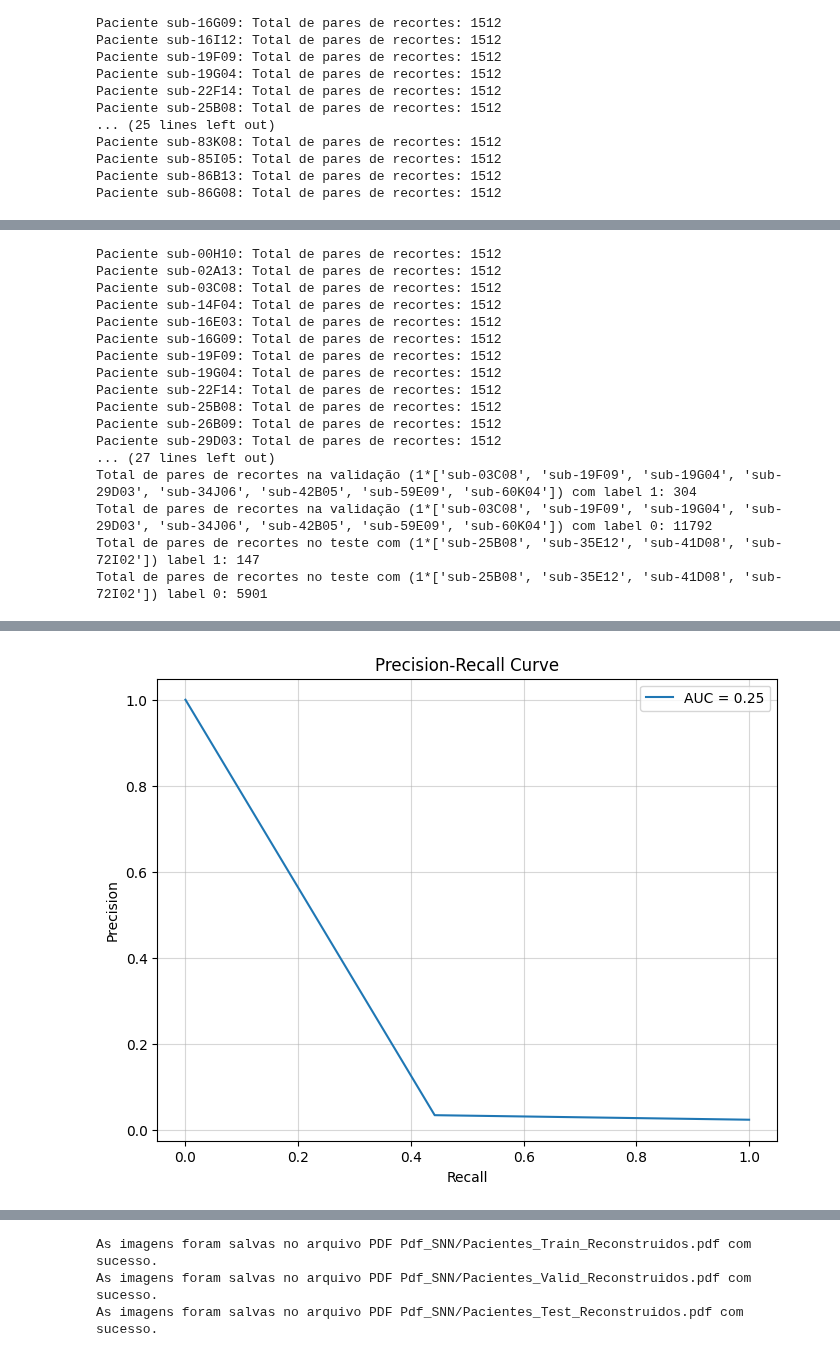
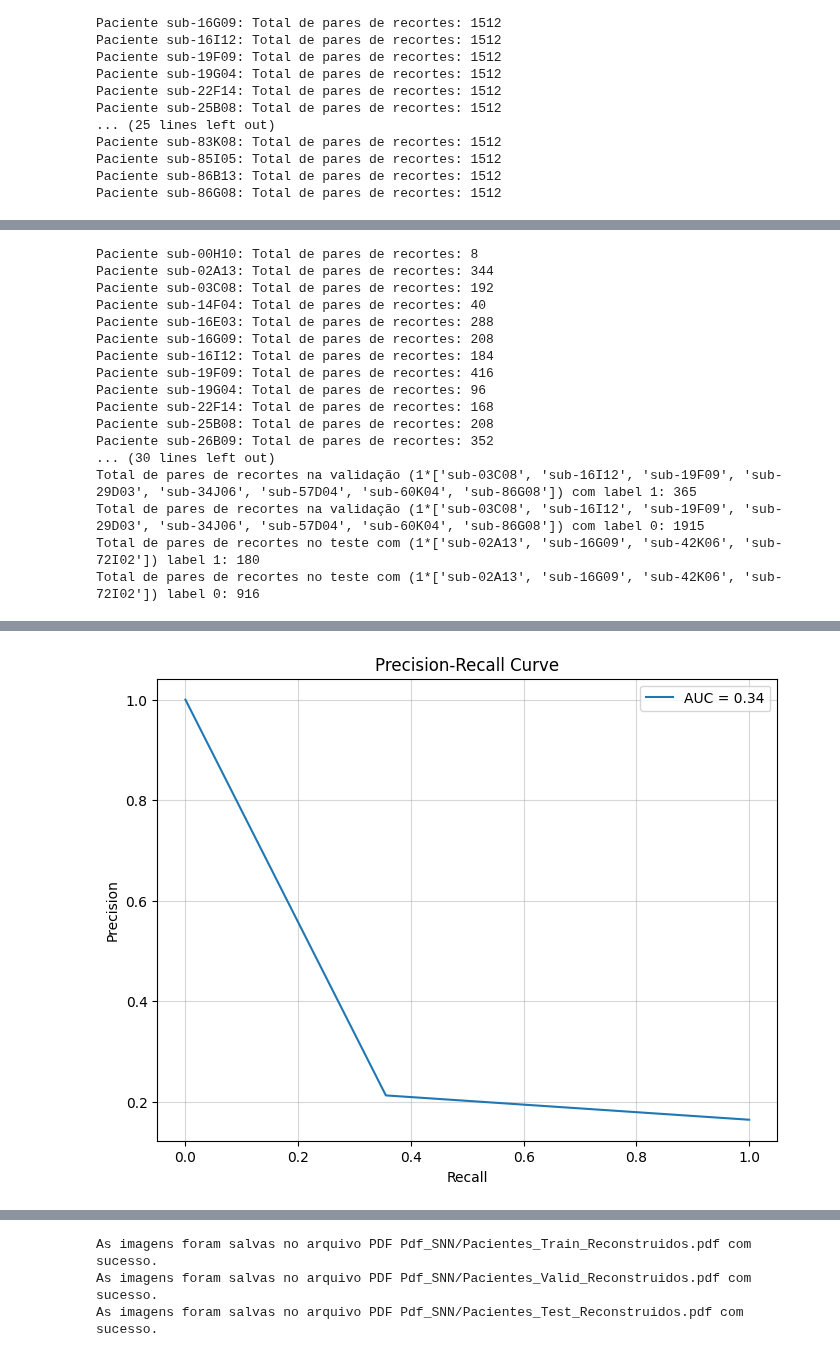
Before and after one commit to Gabriel-Panza/Machine-Learning-FCD, a Jupyter notebook: New Data/SNN.ipynb, the cells around one changed output, grey strips where cells are left out. Drawn from its saved outputs; the diff is of its cells as text; code cells hidden in the pictures.

Commit message:
Update model/data distribution

```diff
--- a/New Data/SNN.ipynb
+++ b/New Data/SNN.ipynb
@@ -340,7 +345,7 @@ def build_siamese_model(input_shape):
     input_opposite = Input(shape=input_shape)
 
     # Criar a CNN base compartilhada
-    cnn_base = build_cnn_model(input_shape)
+    cnn_base = build_cnn_model()
 
     # Aplicar a mesma CNN base para ambas as entradas
     output_original = cnn_base(input_original)
@@ -411,23 +416,16 @@ Paciente sub-86B13: Total de pares de recortes: 1512
 Paciente sub-86G08: Total de pares de recortes: 1512
 # %%
 # Preparar dados para treino e validação
-X_train_left, X_train_right, X_valid_left, X_valid_right, y_train, y_valid, train_patients, valid_patients, test_patients = prepare_data_for_training_balanced(X_left, X_right, y, mask_left, mask_right, train_size=0.7, validation_size=0.2, test_size=0.1)
-
-train_left_balanced = X_train_left
-train_right_balanced = X_train_right
-valid_left_balanced = X_valid_left
-valid_right_balanced = X_valid_right
-y_train_balanced = y_train
-y_valid_balanced = y_valid
+train_left_balanced, train_right_balanced, valid_left_balanced, valid_right_balanced, y_train_balanced, y_valid_balanced, train_patients, valid_patients, test_patients = prepare_data_for_training_balanced(X_left, X_right, y, mask_left, mask_right, train_size=0.7, validation_size=0.2, test_size=0.1)
 
 # Adiciono camada de cor
-train_left_balanced = np.array([elemento for lista in train_left_balanced.values() for elemento in lista])
+train_left_balanced = normalize_zscore(np.array([elemento for lista in train_left_balanced.values() for elemento in lista]))
 train_left_balanced = np.expand_dims(train_left_balanced, axis=-1)
-train_right_balanced = np.array([elemento for lista in train_right_balanced.values() for elemento in lista])
+train_right_balanced = normalize_zscore(np.array([elemento for lista in train_right_balanced.values() for elemento in lista]))
 train_right_balanced = np.expand_dims(train_right_balanced, axis=-1)
-valid_left_balanced = np.array([elemento for lista in valid_left_balanced.values() for elemento in lista])
+valid_left_balanced = normalize_zscore(np.array([elemento for lista in valid_left_balanced.values() for elemento in lista]))
 valid_left_balanced = np.expand_dims(valid_left_balanced, axis=-1)
-valid_right_balanced = np.array([elemento for lista in valid_right_balanced.values() for elemento in lista])
+valid_right_balanced = normalize_zscore(np.array([elemento for lista in valid_right_balanced.values() for elemento in lista]))
 valid_right_balanced = np.expand_dims(valid_right_balanced, axis=-1)
 # %% [output]
 Paciente sub-00H10: Total de pares de recortes com labels 1: 1
@@ -478,7 +476,10 @@ ________________________________________________________________________________
 # Salvar a melhor epoca
 checkpoint = callbacks.ModelCheckpoint('best_model.h5', monitor='val_loss',  save_best_only=True,  save_weights_only=True, mode='min')
 
+# Ajusta learning rate
+reduce_lr = callbacks.ReduceLROnPlateau(factor=0.2, patience=5, verbose=1)
+
 # Treinamento do modelo siames
-history = siamese_model.fit([train_left_balanced, train_right_balanced], y_train_balanced, validation_data=([valid_left_balanced, valid_right_balanced], y_valid_balanced), batch_size=128, epochs=150, callbacks=[checkpoint])
+history = siamese_model.fit([train_left_balanced, train_right_balanced], y_train_balanced, validation_data=([valid_left_balanced, valid_right_balanced], y_valid_balanced), batch_size=128, epochs=150, callbacks=[checkpoint, reduce_lr])
 # %% [output]
 Epoch 1/150
@@ -516,48 +517,48 @@ test_left = X_test_left
 test_right = X_test_right
 
 # Adiciono camada de cor
-X_train_left = np.array([elemento for lista in X_train_left.values() for elemento in lista])
+X_train_left = normalize_zscore(np.array([elemento for lista in X_train_left.values() for elemento in lista]))
 X_train_left = np.expand_dims(X_train_left, axis=-1)
-X_train_right = np.array([elemento for lista in X_train_right.values() for elemento in lista])
+X_train_right = normalize_zscore(np.array([elemento for lista in X_train_right.values() for elemento in lista]))
 X_train_right = np.expand_dims(X_train_right, axis=-1)
-X_valid_left = np.array([elemento for lista in X_valid_left.values() for elemento in lista])
+X_valid_left = normalize_zscore(np.array([elemento for lista in X_valid_left.values() for elemento in lista]))
 X_valid_left = np.expand_dims(X_valid_left, axis=-1)
-X_valid_right = np.array([elemento for lista in X_valid_right.values() for elemento in lista])
+X_valid_right = normalize_zscore(np.array([elemento for lista in X_valid_right.values() for elemento in lista]))
 X_valid_right = np.expand_dims(X_valid_right, axis=-1)
-X_test_left = np.array([elemento for lista in X_test_left.values() for elemento in lista])
+X_test_left = normalize_zscore(np.array([elemento for lista in X_test_left.values() for elemento in lista]))
 X_test_left = np.expand_dims(X_test_left, axis=-1)
-X_test_right = np.array([elemento for lista in X_test_right.values() for elemento in lista])
+X_test_right = normalize_zscore(np.array([elemento for lista in X_test_right.values() for elemento in lista]))
 X_test_right = np.expand_dims(X_test_right, axis=-1)
 # %% [output]
-Paciente sub-00H10: Total de pares de recortes: 1512
-Paciente sub-02A13: Total de pares de recortes: 1512
-Paciente sub-03C08: Total de pares de recortes: 1512
-Paciente sub-14F04: Total de pares de recortes: 1512
-Paciente sub-16E03: Total de pares de recortes: 1512
-Paciente sub-16G09: Total de pares de recortes: 1512
-Paciente sub-19F09: Total de pares de recortes: 1512
-Paciente sub-19G04: Total de pares de recortes: 1512
-Paciente sub-22F14: Total de pares de recortes: 1512
-Paciente sub-25B08: Total de pares de recortes: 1512
-Paciente sub-26B09: Total de pares de recortes: 1512
-Paciente sub-29D03: Total de pares de recortes: 1512
-... (27 lines left out)
-Total de pares de recortes na validação (1*['sub-03C08', 'sub-19F09', 'sub-19G04', 'sub-29D03', 'sub-34J06', 'sub-42B05', 'sub-59E09', 'sub-60K04']) com label 1: 304
-Total de pares de recortes na validação (1*['sub-03C08', 'sub-19F09', 'sub-19G04', 'sub-29D03', 'sub-34J06', 'sub-42B05', 'sub-59E09', 'sub-60K04']) com label 0: 11792
-Total de pares de recortes no teste com (1*['sub-25B08', 'sub-35E12', 'sub-41D08', 'sub-72I02']) label 1: 147
-Total de pares de recortes no teste com (1*['sub-25B08', 'sub-35E12', 'sub-41D08', 'sub-72I02']) label 0: 5901
+Paciente sub-00H10: Total de pares de recortes: 8
+Paciente sub-02A13: Total de pares de recortes: 344
+Paciente sub-03C08: Total de pares de recortes: 192
+Paciente sub-14F04: Total de pares de recortes: 40
+Paciente sub-16E03: Total de pares de recortes: 288
+Paciente sub-16G09: Total de pares de recortes: 208
+Paciente sub-16I12: Total de pares de recortes: 184
+Paciente sub-19F09: Total de pares de recortes: 416
+Paciente sub-19G04: Total de pares de recortes: 96
+Paciente sub-22F14: Total de pares de recortes: 168
+Paciente sub-25B08: Total de pares de recortes: 208
+Paciente sub-26B09: Total de pares de recortes: 352
+... (30 lines left out)
+Total de pares de recortes na validação (1*['sub-03C08', 'sub-16I12', 'sub-19F09', 'sub-29D03', 'sub-34J06', 'sub-57D04', 'sub-60K04', 'sub-86G08']) com label 1: 365
+Total de pares de recortes na validação (1*['sub-03C08', 'sub-16I12', 'sub-19F09', 'sub-29D03', 'sub-34J06', 'sub-57D04', 'sub-60K04', 'sub-86G08']) com label 0: 1915
+Total de pares de recortes no teste com (1*['sub-02A13', 'sub-16G09', 'sub-42K06', 'sub-72I02']) label 1: 180
+Total de pares de recortes no teste com (1*['sub-02A13', 'sub-16G09', 'sub-42K06', 'sub-72I02']) label 0: 916
 # %%
 # Carregando pesos da melhor época
 siamese_model.load_weights('best_model.h5')
 
 # Avaliar o modelo no treino
-y_pred_train = (siamese_model.predict([X_train_left, X_train_right]) > 0.5)
+y_pred_train = (siamese_model.predict([X_train_left, X_train_right]) >= 0.7)
 
 # Avaliar o modelo na validação
-y_pred_valid = (siamese_model.predict([X_valid_left, X_valid_right]) > 0.5)
+y_pred_valid = (siamese_model.predict([X_valid_left, X_valid_right]) >= 0.7)
 
 # Avaliar o modelo no teste
-y_pred_test = (siamese_model.predict([X_test_left, X_test_right]) > 0.5)
+y_pred_test = (siamese_model.predict([X_test_left, X_test_right]) >= 0.7)
 
 # Calcula a curva precision-recall
 precision, recall, _ = precision_recall_curve(y_test, y_pred_test)
@@ -581,4 +582,4 @@ plt.show()
-[figure, old version]
+[figure, new version]
 # %%
 # Gerar o relatório de classificação
 print("Validação:")
```
Also changed, not shown: parts of 11 cells of this notebook, 5 other files.
